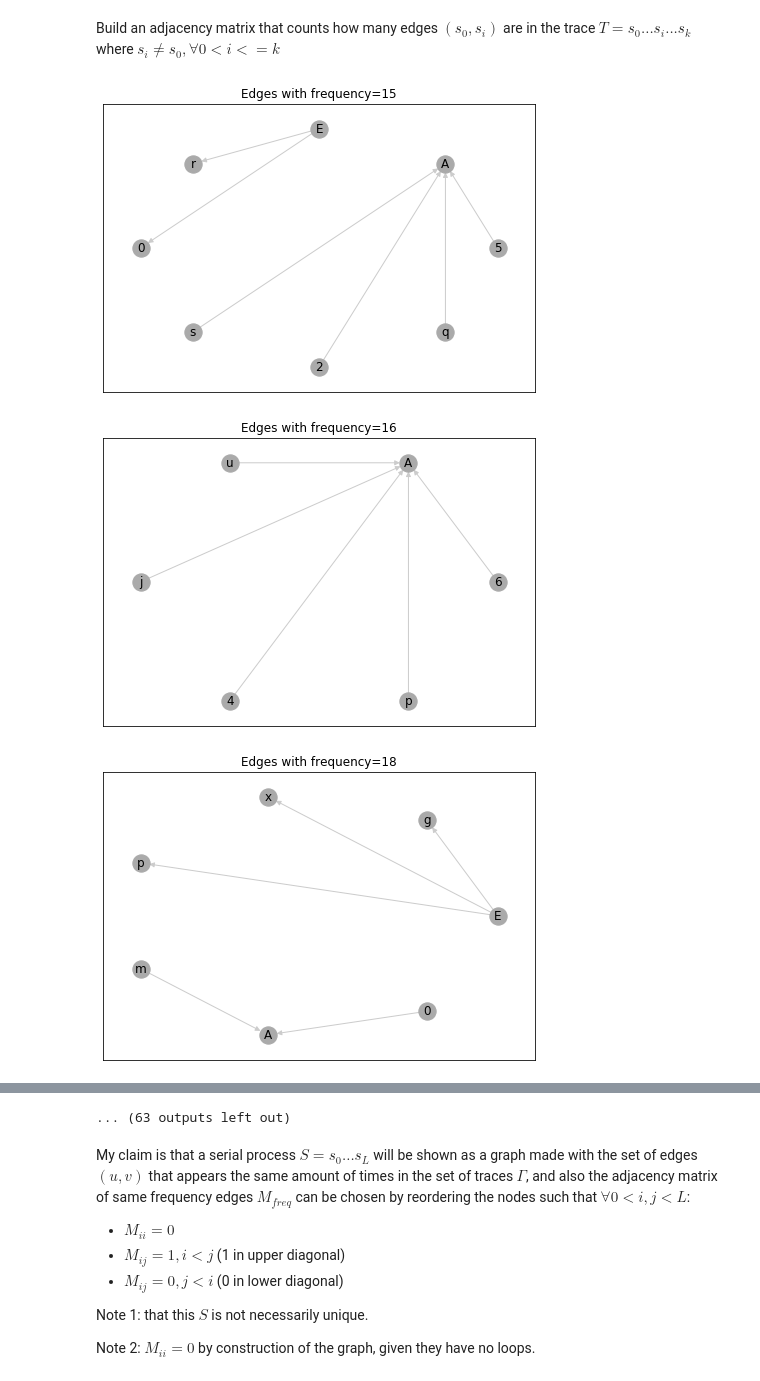
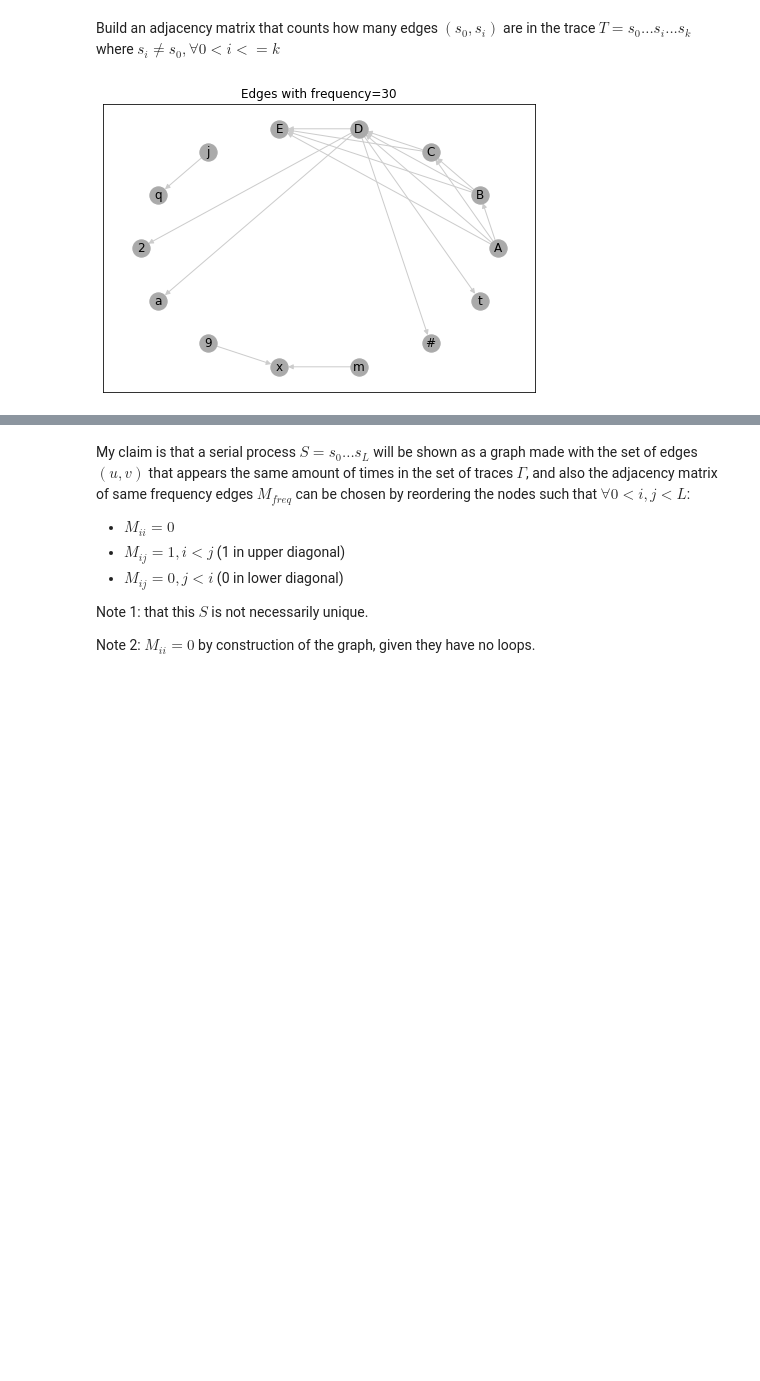
Before and after one commit to jpgil/logdelay, a Jupyter notebook: notebooks/2-structures/2020-01-12-jgil-Ideas.ipynb, the cells around one changed output, grey strips where cells are left out. Cells and saved outputs as stored; diff of their text form; code cells hidden in the pictures; blank space fills up the shorter version.

```diff
--- a/notebooks/2-structures/2020-01-12-jgil-Ideas.ipynb
+++ b/notebooks/2-structures/2020-01-12-jgil-Ideas.ipynb
@@ -93,0 +126,2 @@
+# %%
+NUM_INSTANCES=30
@@ -108,5 +136,3 @@
-# %%
-NUM_INSTANCES=50
 # %%
 # Serial Path with random symbols
 traces = []
@@ -142,19 +178,17 @@ for weight in sorted(edges_group1.keys()):
 # %%
 # Graph the candidates
 
 MIN_EDGES_PER_FREQ=4 # min edges per group
-MIN_FREQ=len(traces)/4
+MIN_FREQ=len(traces)/1.5
 
 for weight in G.keys():
-    if weight >= MIN_FREQ and len(edges_group1[weight]) >= MIN_EDGES_PER_FREQ:
-
+#     if weight >= MIN_FREQ and len(edges_group1[weight]) >= MIN_EDGES_PER_FREQ:
+    if weight == NUM_INSTANCES:
         nx.draw_circular(G[weight], edge_color="#CCCCCC", node_color="#AAAAAA", with_labels=True)
         #Plot the graph
         plt.axis('on')
         plt.title('Edges with frequency=%d' % weight)
 # #     plt.savefig("chess_legends.png")
         plt.show()
 # %% [output]
-[figure, old version]
+[figure, new version]
-[figure, removed]
-[figure, removed]
@@ -170,4 +195,3 @@ for weight in G.keys():
-... (63 outputs left out)
 # %% [markdown]
 My claim is that a serial process $S=s_0...s_L$ will be shown as a graph made with the set of edges $(u,v)$ that appears the same amount of times in the set of traces $\Gamma$, and also the adjacency matrix of same frequency edges $M_{freq}$ can be chosen by reordering the nodes such that $\forall 0 < i, j < L$:
 
```
Also changed, not shown: parts of 23 cells of this notebook.
